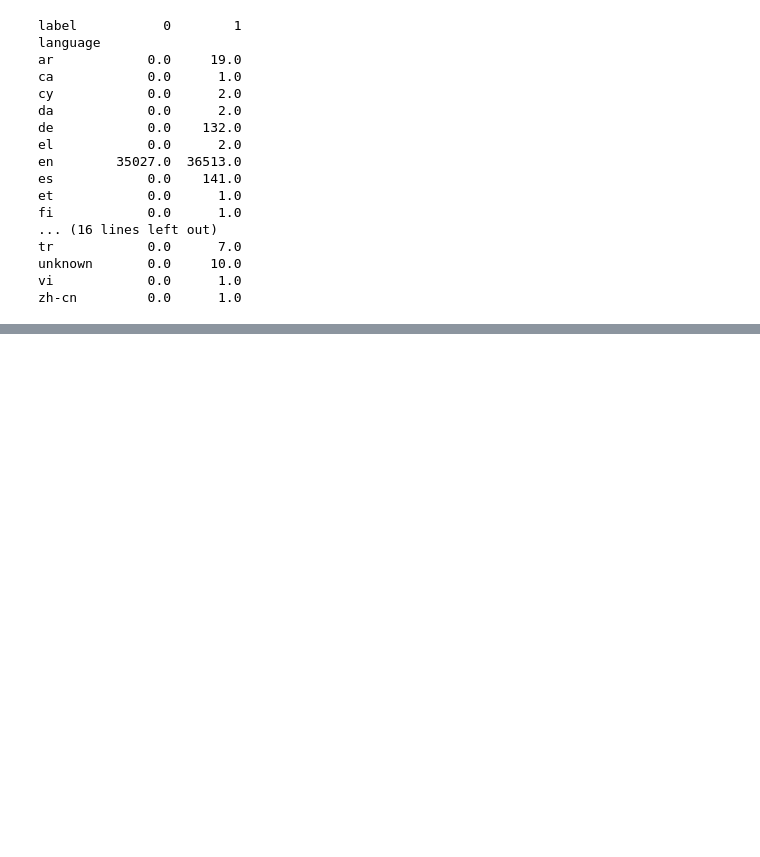
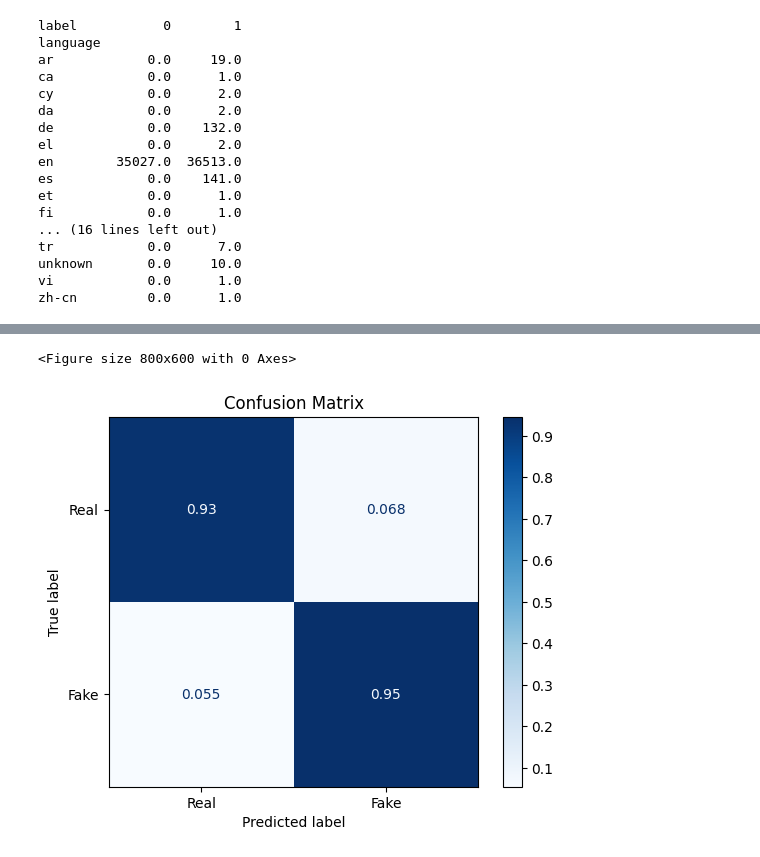
Before and after one commit to aylinkarapanar/fake_news, a Jupyter notebook: Final_Assignment.ipynb, the cells around one changed output, grey strips where cells are left out. Drawn from its saved outputs; the diff is of its cells as text; code cells hidden in the pictures; blank space fills up the shorter version.

```diff
--- a/Final_Assignment.ipynb
+++ b/Final_Assignment.ipynb
@@ -127,0 +332,3 @@ en_data = pd.read_csv('english_articles.csv')
+# %%
+embeddings = embeddings_df.drop(columns=['label']).values
+print(embeddings.shape)
@@ -127,0 +337,3 @@ en_data = pd.read_csv('english_articles.csv')
+# %%
+labels = embeddings_df['label'].values
+print(labels[:5])
@@ -127,0 +342,7 @@ en_data = pd.read_csv('english_articles.csv')
+# %%
+train_embeddings, test_embeddings, train_labels, test_labels = train_test_split(
+        embeddings, labels,
+        test_size = 0.2,
+        random_state = 1,
+        stratify = labels
+    )
@@ -127,0 +405,3 @@ en_data = pd.read_csv('english_articles.csv')
+# %%
+clf = KNeighborsClassifier(metric = 'cosine', n_neighbors = 11, weights = 'distance' ).fit(train_embeddings, train_labels)
+preds = clf.predict(test_embeddings)
@@ -127,0 +421,20 @@ en_data = pd.read_csv('english_articles.csv')
+# %%
+# Compute confusion matrix and normalize
+cm = confusion_matrix(test_labels, preds, normalize='true')
+
+# Define class names (0: Real, 1: Fake)
+class_names = ['Real', 'Fake']
+
+# Plot confusion matrix
+plt.figure(figsize=(8, 6))
+disp = ConfusionMatrixDisplay(confusion_matrix=cm, display_labels=class_names)
+disp.plot(cmap=plt.cm.Blues)
+plt.title('Confusion Matrix')
+
+output_path = '/content/drive/My Drive/confusion_matrix_bert_knn.png'
+plt.savefig(output_path)
+
+plt.show()
+# %% [output]
+<Figure size 800x600 with 0 Axes>
+[figure, added]
```
Also changed, not shown: parts of 59 cells of this notebook.
